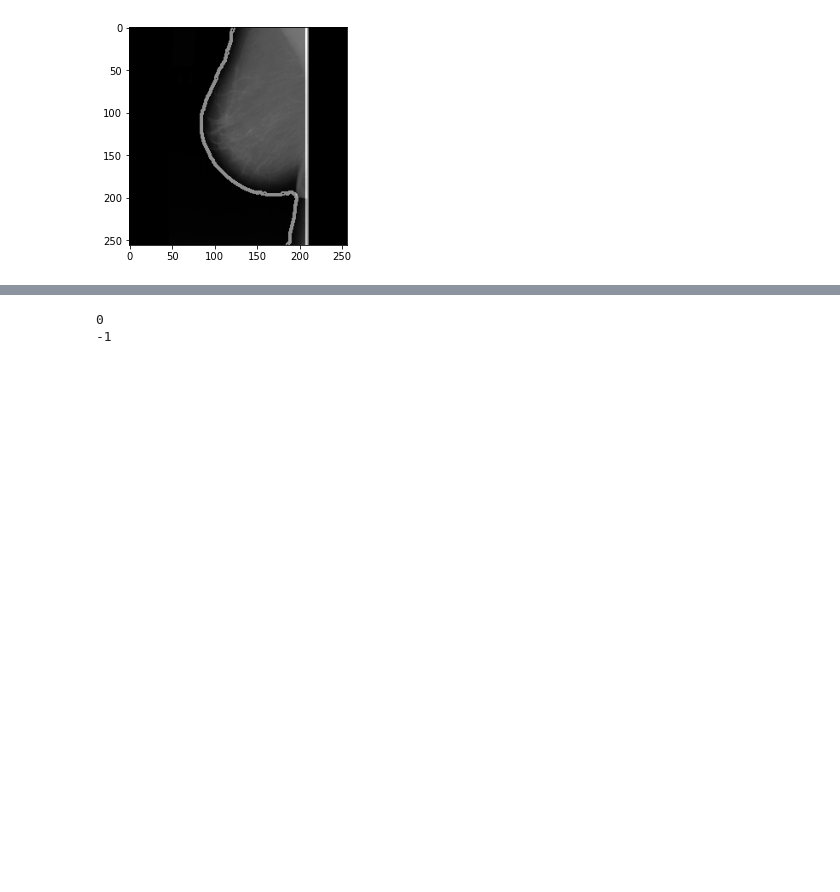
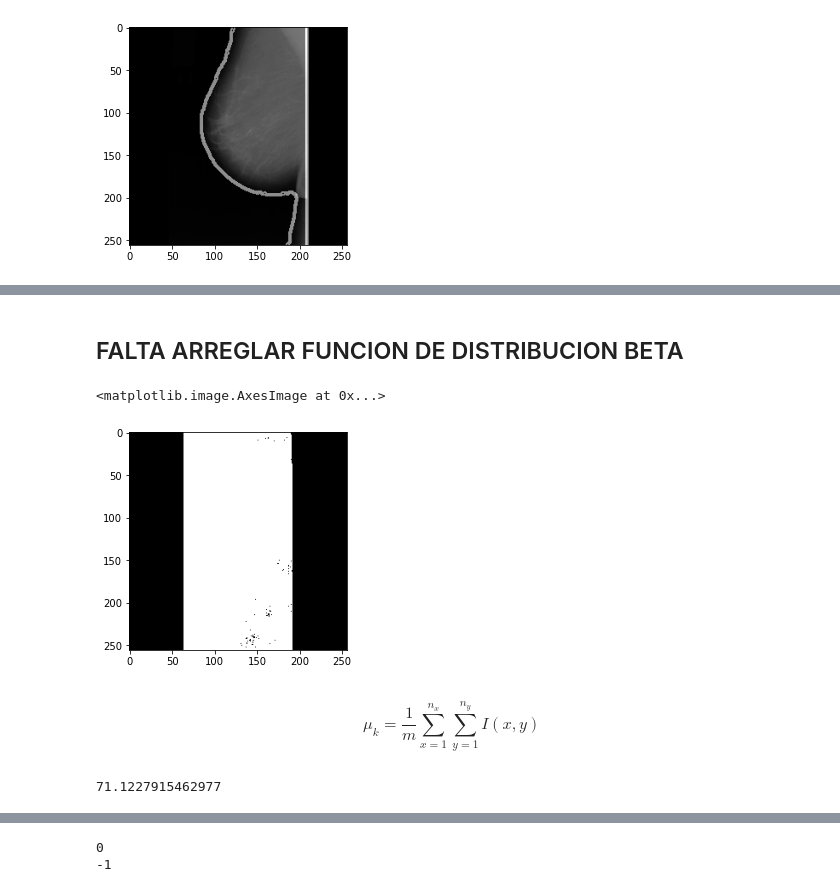
Before and after one commit to data-and-code/trabajo_con_imagenes, a Jupyter notebook: data-raw/clean_imgs.ipynb, the cells around one changed output, grey strips where cells are left out. Saved outputs shown, nothing was run; the diff lists cells and outputs as text; code cells hidden in the pictures; blank space fills up the shorter version.

```diff
--- a/data-raw/clean_imgs.ipynb
+++ b/data-raw/clean_imgs.ipynb
@@ -446,0 +460,26 @@ x
+# %% [markdown]
+## FALTA ARREGLAR FUNCION DE DISTRIBUCION BETA
+# %%
+img_betacdf = beta(5,2).cdf
+plt.imshow(img_betacdf(clean_imgs[51])-img_betacdf(0), cmap='gray')
+# %% [output]
+<matplotlib.image.AxesImage at 0x...>
+[figure, added]
+# %% [markdown]
+$$\mu_k = \frac{1}{m} \sum_{x=1}^{n_x} \sum_{y=1}^{n_y} I(x,y)$$
+# %%
+# Hacemos una copia de la imagen limpia 51
+img_p = clean_imgs[51].copy()
+total = 0
+
+# Recorremos fila por fila
+for row in img_p:
+    # Sumamos
+    total = total + sum(row)
+
+m = np.count_nonzero(img_p==0)
+
+u = total/m
+print(u)
+# %% [output]
+71.1227915462977
```
Also changed, not shown: parts of 8 cells of this notebook.
